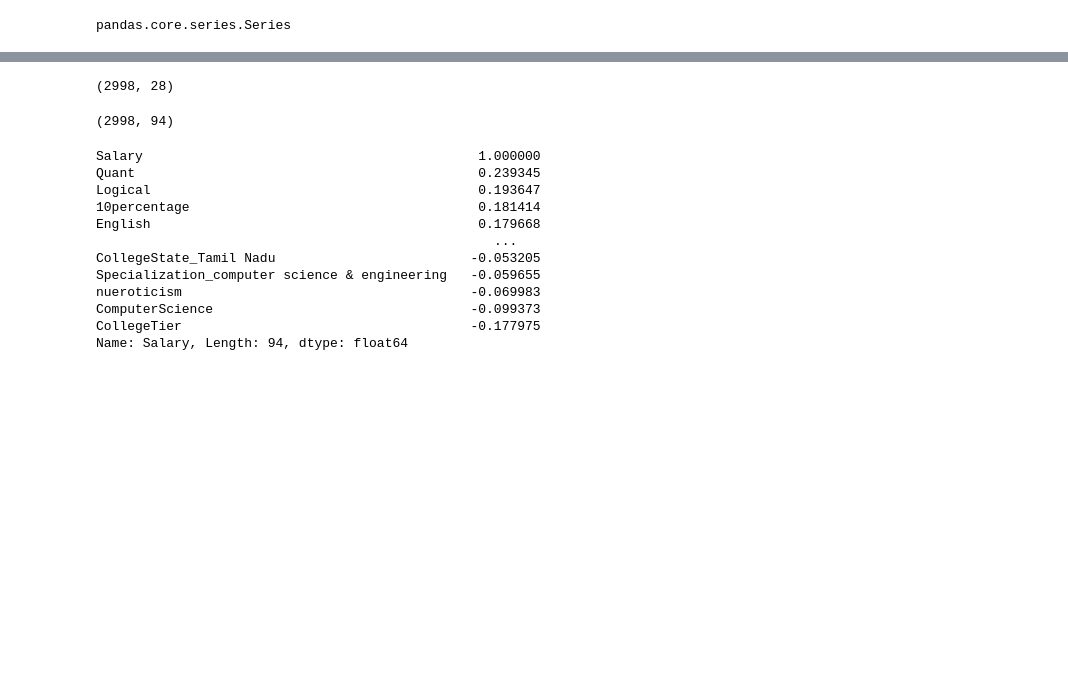
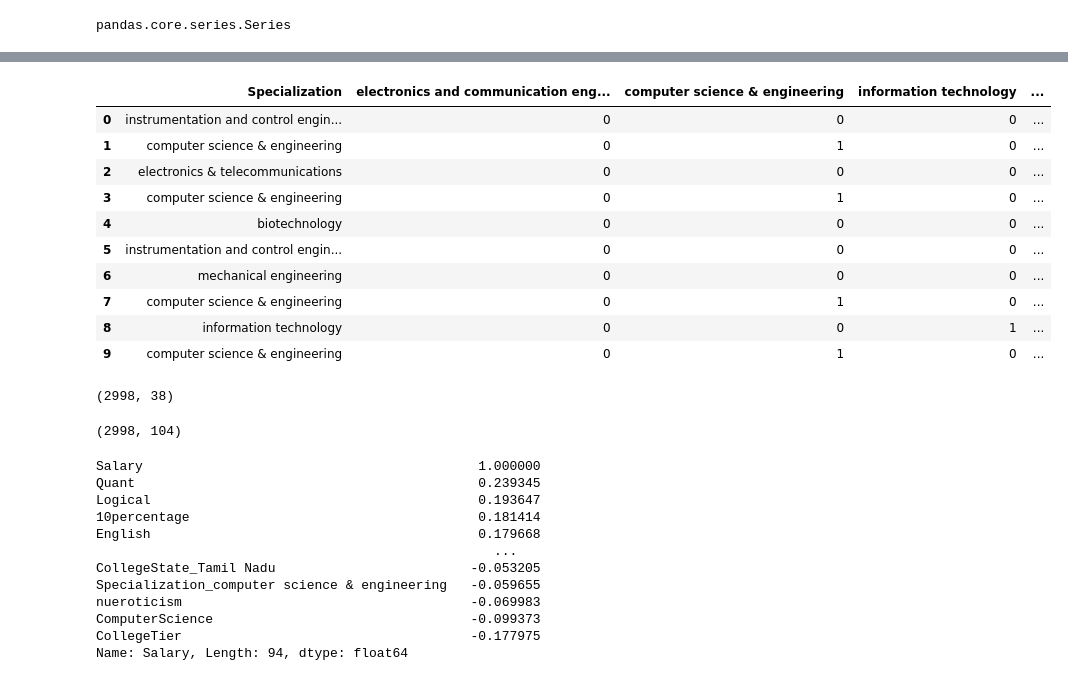
Before and after one commit to Basit-Imam/mlprojects, a Jupyter notebook: Regression/SalaryPredictor/Untitled.ipynb, the cells around one changed output, grey strips where cells are left out. Cells and saved outputs as stored; diff of their text form; code cells hidden in the pictures; blank space fills up the shorter version.

```diff
--- a/Regression/SalaryPredictor/Untitled.ipynb
+++ b/Regression/SalaryPredictor/Untitled.ipynb
@@ -121,0 +154,3 @@ df = df.drop(["ID", "DOB","10board", "12board", "CollegeID", "CollegeCityID"], a
+# %%
+top_10 = [x for x in df["Specialization"].value_counts().sort_values(ascending=False).head(10).index]
+top_10
@@ -122,13 +168,29 @@ df = df.drop(["ID", "DOB","10board", "12board", "CollegeID", "CollegeCityID"], a
+# %%
+for label in top_10:
+    df[label] = np.where(df["Specialization"]==label, 1, 0)
+df[["Specialization"]+top_10].head(10)
+# %% [output]
+|  | Specialization | electronics and communication eng... | computer science & engineering | information technology | ... |
+| 0 | instrumentation and control engin... | 0 | 0 | 0 | ... |
+| 1 | computer science & engineering | 0 | 1 | 0 | ... |
+| 2 | electronics & telecommunications | 0 | 0 | 0 | ... |
+| 3 | computer science & engineering | 0 | 1 | 0 | ... |
+| 4 | biotechnology | 0 | 0 | 0 | ... |
+| 5 | instrumentation and control engin... | 0 | 0 | 0 | ... |
+| 6 | mechanical engineering | 0 | 0 | 0 | ... |
+| 7 | computer science & engineering | 0 | 1 | 0 | ... |
+| 8 | information technology | 0 | 0 | 1 | ... |
+| 9 | computer science & engineering | 0 | 1 | 0 | ... |
 # %%
 df.shape
 # %% [output]
-(2998, 28)
+(2998, 38)
 # %%
 final_dataset = pd.get_dummies(df, drop_first=True)
 # %%
 final_dataset.shape
 # %% [output]
-(2998, 94)
+(2998, 104)
 # %%
 corr_matrix = final_dataset.corr()
 corr_matrix['Salary'].sort_values(ascending=False)
```
Also changed, not shown: parts of 7 cells of this notebook.
